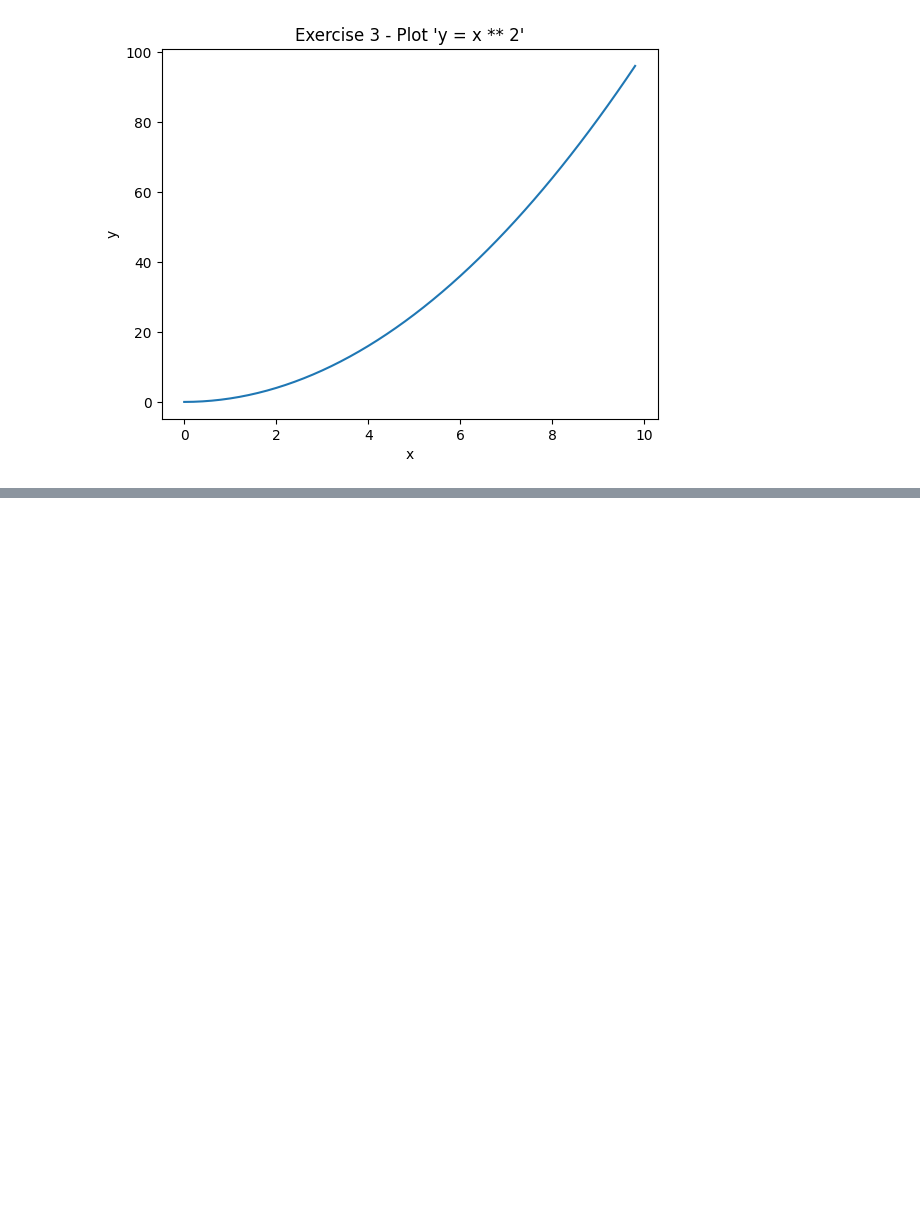
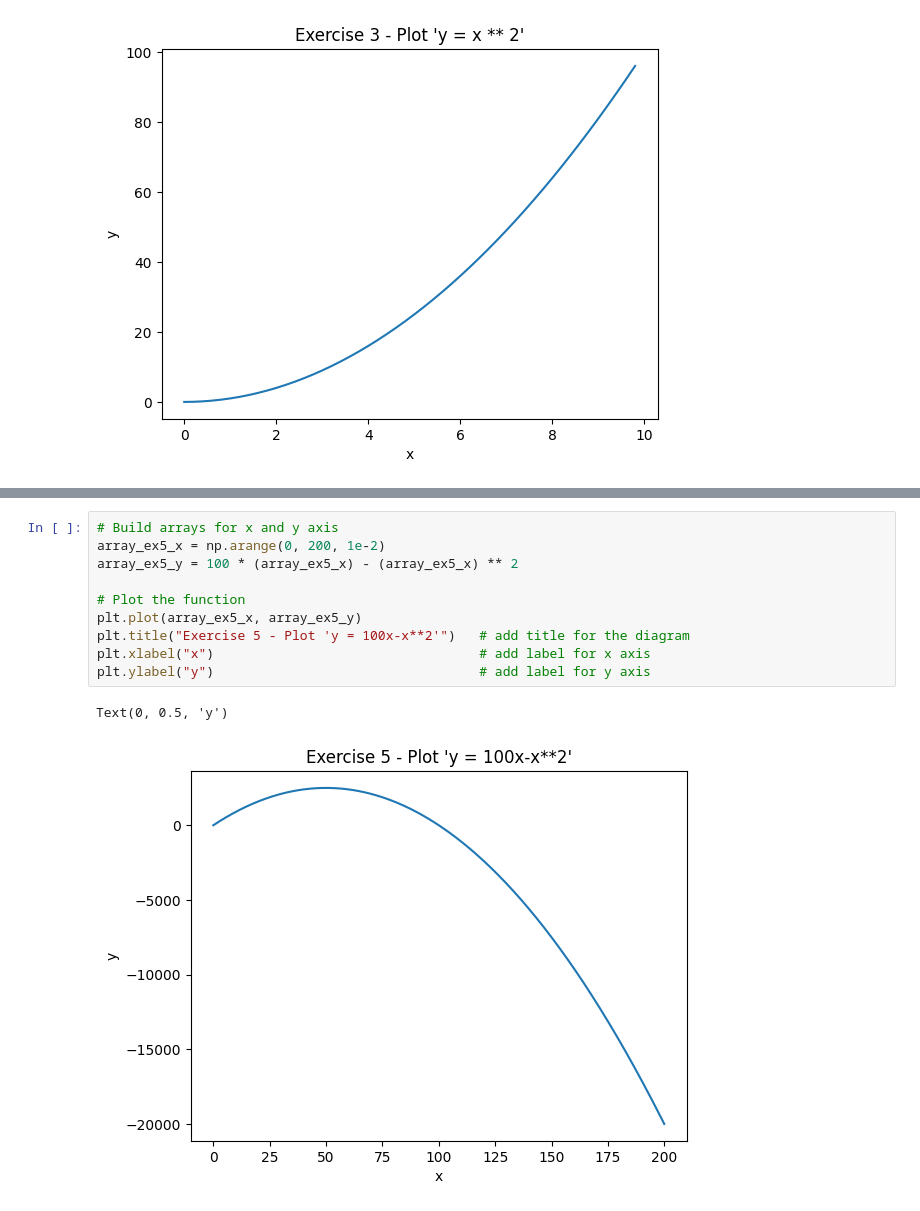
Before and after one commit to izero0324/Scientific-Computing-For-Finance, a Jupyter notebook: lab4/lab4.ipynb, the cells around one changed output, grey strips where cells are left out. Cells and saved outputs as stored; diff of their text form; blank space fills up the shorter version.

```diff
--- a/lab4/lab4.ipynb
+++ b/lab4/lab4.ipynb
@@ -72,0 +121,13 @@ Text(0, 0.5, 'y')
+# %%
+# Build arrays for x and y axis
+array_ex5_x = np.arange(0, 200, 1e-2)
+array_ex5_y = 100 * (array_ex5_x) - (array_ex5_x) ** 2
+
+# Plot the function
+plt.plot(array_ex5_x, array_ex5_y)
+plt.title("Exercise 5 - Plot 'y = 100x-x**2'")   # add title for the diagram
+plt.xlabel("x")                                  # add label for x axis
+plt.ylabel("y")                                  # add label for y axis
+# %% [output]
+Text(0, 0.5, 'y')
+[figure, added]
```
Also changed, not shown: parts of 11 cells of this notebook.
